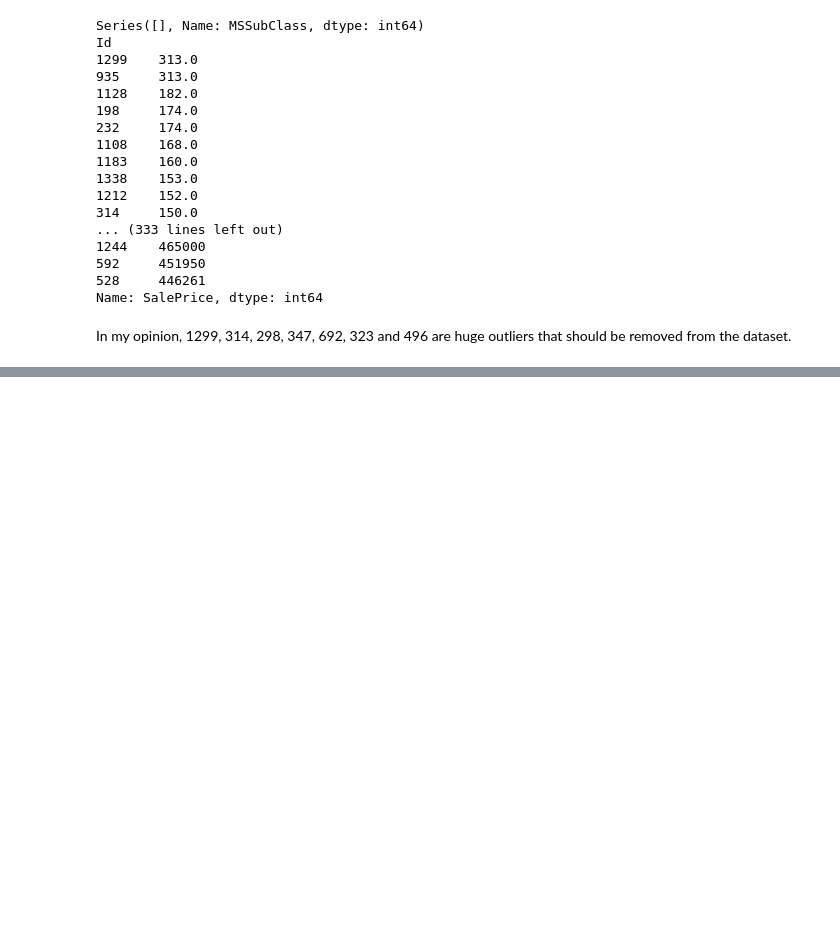
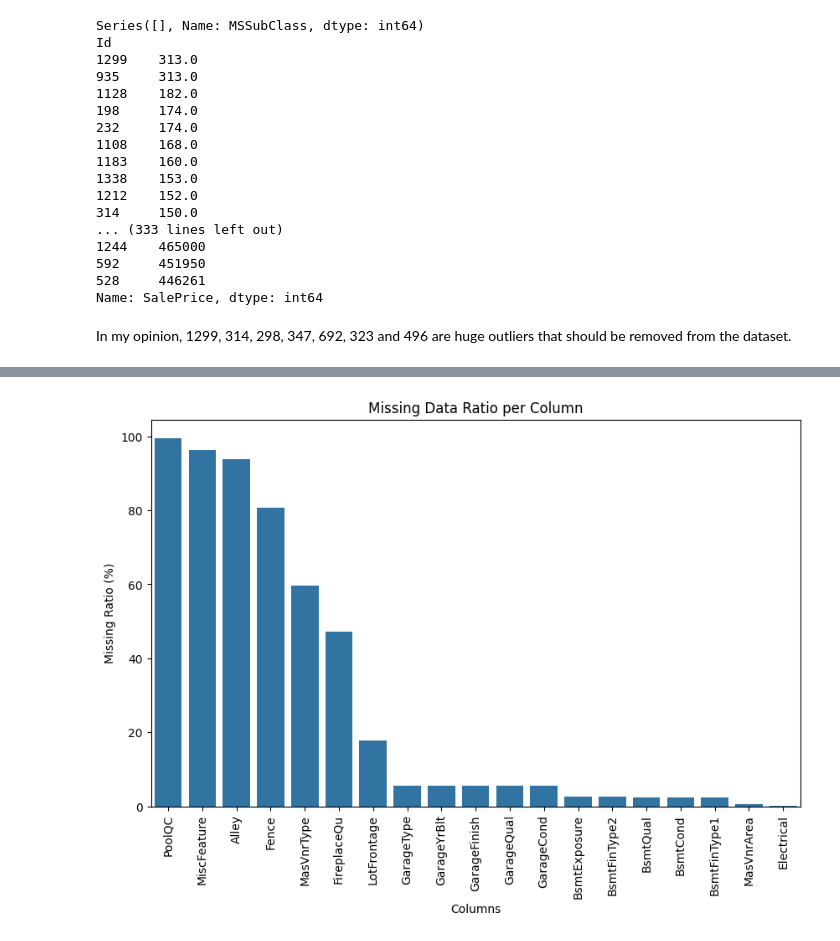
Before and after one commit to bartutaskin/House-Prices-Prediction, a Jupyter notebook: notebooks/01_eda.ipynb, the cells around one changed output, grey strips where cells are left out. Cells and saved outputs as stored; diff of their text form; code cells hidden in the pictures; blank space fills up the shorter version.

```diff
--- a/notebooks/01_eda.ipynb
+++ b/notebooks/01_eda.ipynb
@@ -284,0 +185,3 @@ In my opinion, 1299, 314, 298, 347, 692, 323 and 496 are huge outliers that shou
+# %%
+for col in cat_cols:
+    cat_cols_analysis(train_df, col)
@@ -284,0 +194,25 @@ In my opinion, 1299, 314, 298, 347, 692, 323 and 496 are huge outliers that shou
+# %%
+def missing_values_table(df):
+    na_columns = [col for col in df.columns if df[col].isnull().sum() > 0]
+    n_miss = df[na_columns].isnull().sum().sort_values(ascending=False)
+    ratio = (
+        df[na_columns].isnull().sum() / df.shape[0] * 100
+    ).sort_values(ascending=False)
+
+    missing_df = pd.concat(
+        [n_miss, np.round(ratio, 2)], axis=1, keys=["n_miss", "ratio"]
+    )
+    print(missing_df, end="\n")
+    return missing_df
+# %%
+def visualize_missing_data(missing_df):
+    plt.figure(figsize=(10, 6))
+    sns.barplot(x=missing_df.index, y=missing_df["ratio"])
+    plt.title("Missing Data Ratio per Column")
+    plt.xlabel("Columns")
+    plt.ylabel("Missing Ratio (%)")
+    plt.xticks(rotation=90)
+    plt.show()
+# %%
+missing_train_df = missing_values_table(train_df)
+missing_test_df = missing_values_table(test_df)
@@ -284,0 +237,4 @@ In my opinion, 1299, 314, 298, 347, 692, 323 and 496 are huge outliers that shou
+# %%
+visualize_missing_data(missing_train_df)
+# %% [output]
+[figure, added]
```
Also changed, not shown: parts of 10 cells of this notebook.
